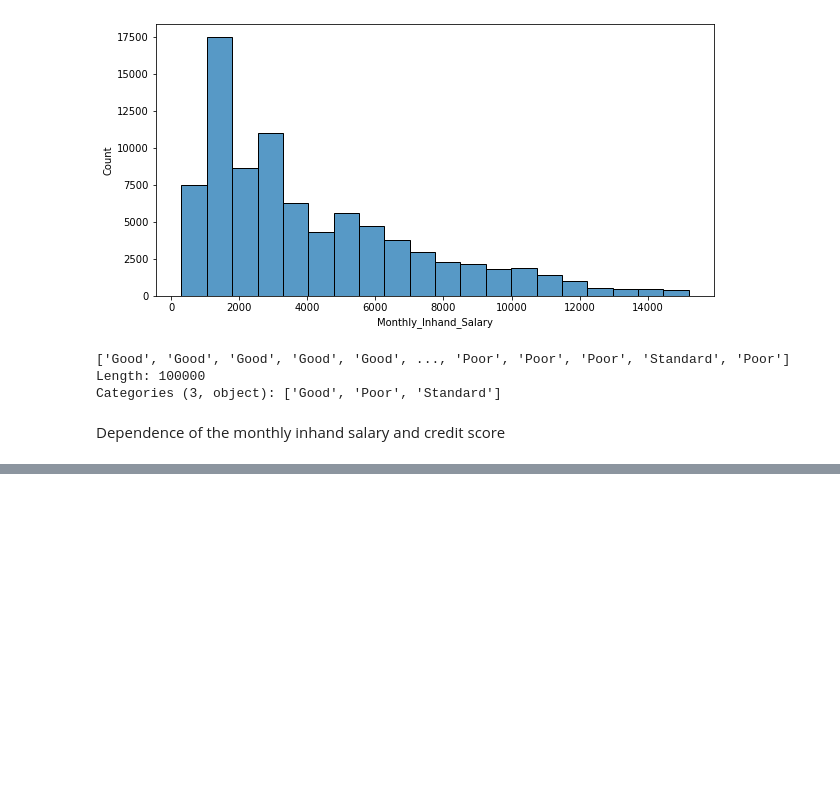
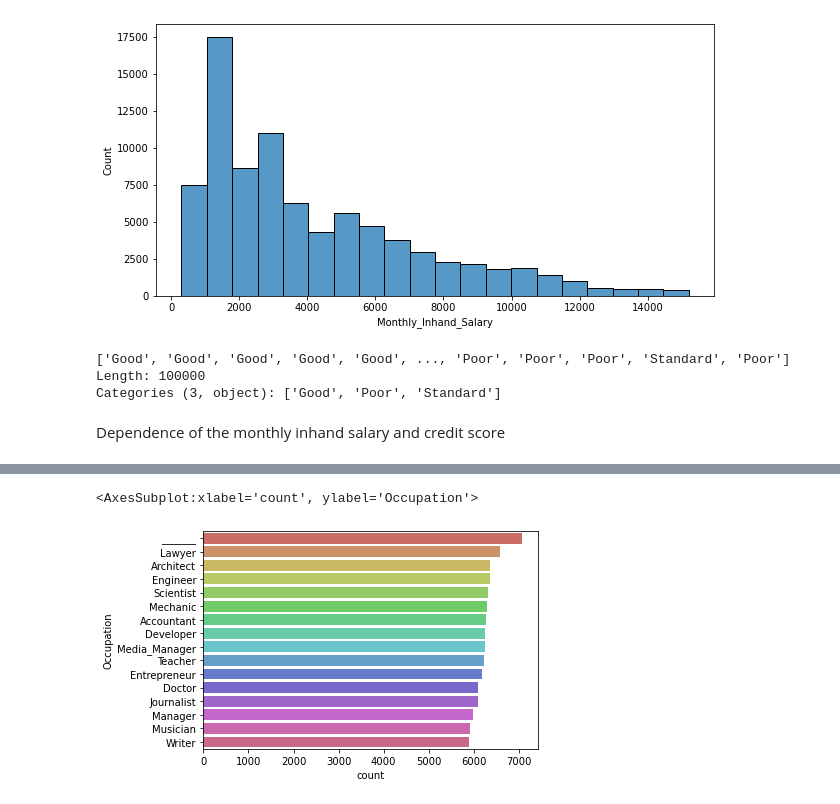
Before and after one commit to OlaJaglinska/Data-Science-Training, a Jupyter notebook: EDA/EDA.ipynb, the cells around one changed output, grey strips where cells are left out. Saved outputs shown, nothing was run; the diff lists cells and outputs as text; code cells hidden in the pictures; blank space fills up the shorter version.

```diff
--- a/EDA/EDA.ipynb
+++ b/EDA/EDA.ipynb
@@ -179,0 +180,5 @@ sns.histplot(data=df, x="Monthly_Inhand_Salary", hue= 'Credit_Score', bins=20)
+# %%
+sns.countplot(data=df, y='Occupation', order=df['Occupation'].value_counts().index, palette='hls')
+# %% [output]
+<AxesSubplot:xlabel='count', ylabel='Occupation'>
+[figure, added]
```
Also changed, not shown: parts of 5 cells of this notebook.
